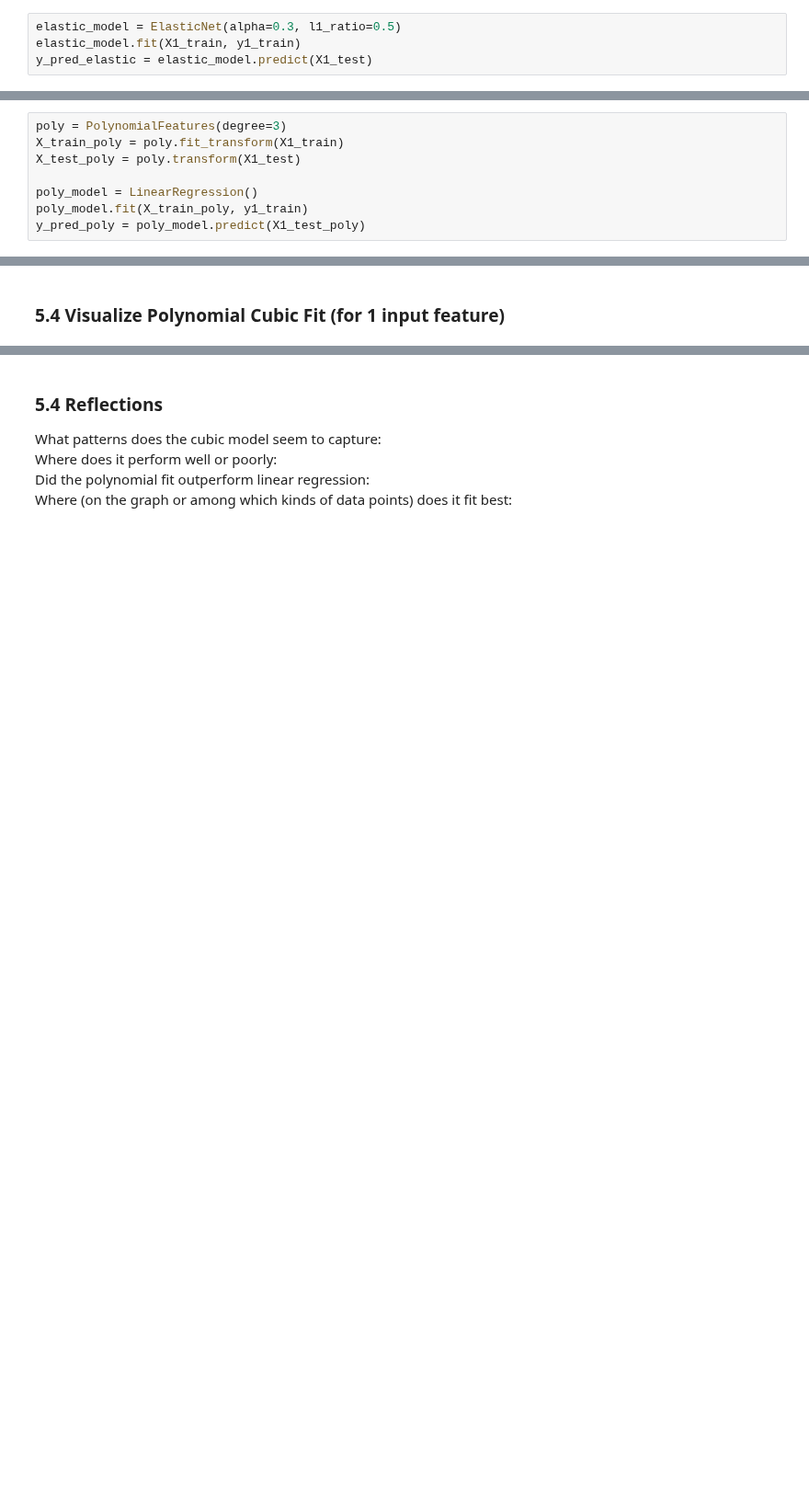
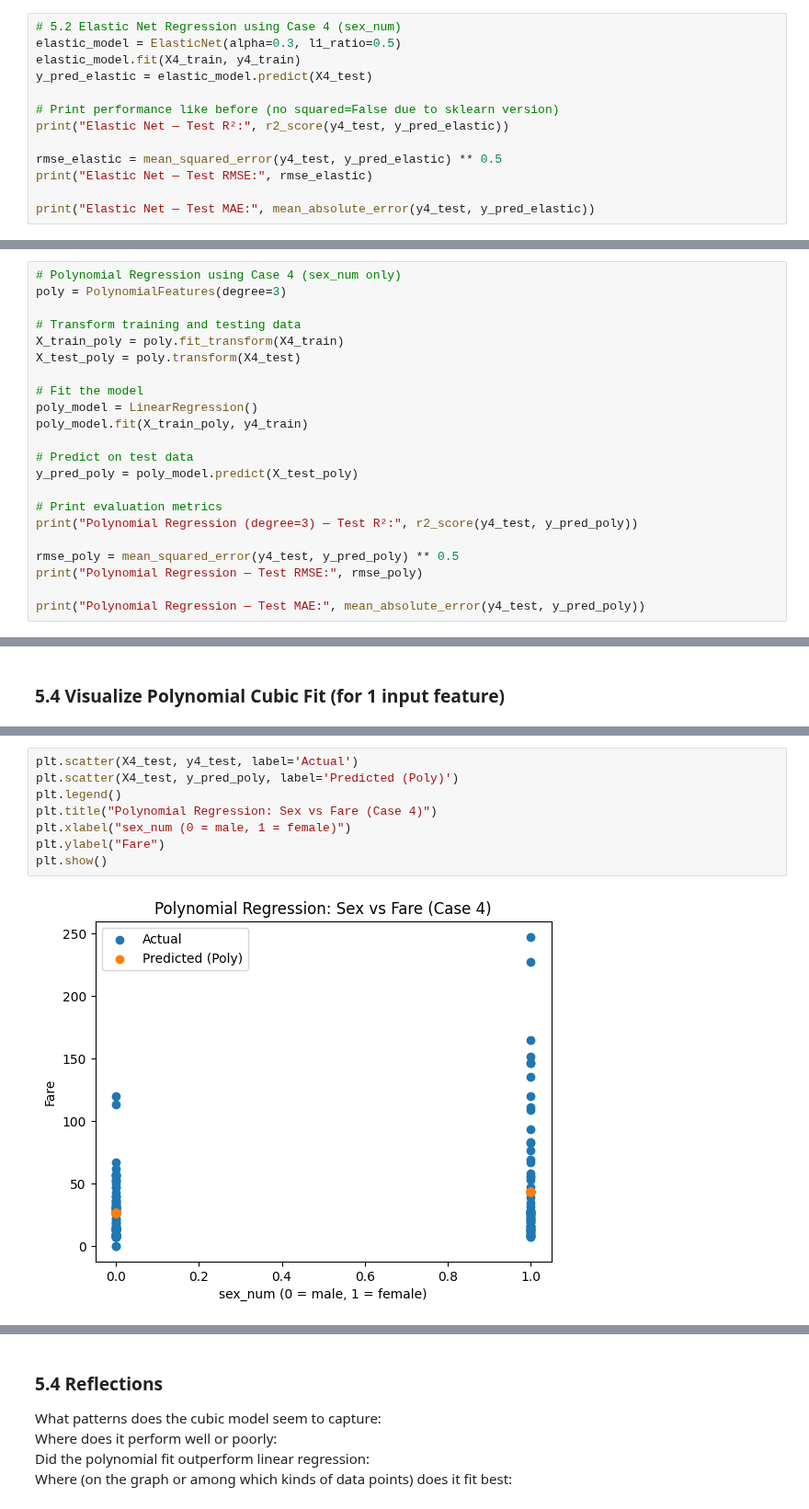
Before and after one commit to BethSpornitz/ml01, a Jupyter notebook: notebooks/project04/ml04_bethspornitz.ipynb, the cells around one changed output, grey strips where cells are left out. Shown at 92% size. Drawn from its saved outputs; the diff is of its cells as text; blank space fills up the shorter version.

```diff
--- a/notebooks/project04/ml04_bethspornitz.ipynb
+++ b/notebooks/project04/ml04_bethspornitz.ipynb
@@ -285,6 +344,15 @@ y_pred_ridge = ridge_model.predict(X1_test)
 # %% [markdown]
 ### 5.2 Elastic Net (L1 + L2 combined)
 # %%
+# 5.2 Elastic Net Regression using Case 4 (sex_num)
 elastic_model = ElasticNet(alpha=0.3, l1_ratio=0.5)
-elastic_model.fit(X1_train, y1_train)
-y_pred_elastic = elastic_model.predict(X1_test)
+elastic_model.fit(X4_train, y4_train)
+y_pred_elastic = elastic_model.predict(X4_test)
+
+# Print performance like before (no squared=False due to sklearn version)
+print("Elastic Net — Test R²:", r2_score(y4_test, y_pred_elastic))
+
+rmse_elastic = mean_squared_error(y4_test, y_pred_elastic) ** 0.5
+print("Elastic Net — Test RMSE:", rmse_elastic)
+
+print("Elastic Net — Test MAE:", mean_absolute_error(y4_test, y_pred_elastic))
@@ -291,11 +363,25 @@ y_pred_elastic = elastic_model.predict(X1_test)
 # %% [markdown]
 ### 5.3 Polynomial Regression
 # %%
+# Polynomial Regression using Case 4 (sex_num only)
 poly = PolynomialFeatures(degree=3)
-X_train_poly = poly.fit_transform(X1_train)
-X_test_poly = poly.transform(X1_test)
 
+# Transform training and testing data
+X_train_poly = poly.fit_transform(X4_train)
+X_test_poly = poly.transform(X4_test)
+
+# Fit the model
 poly_model = LinearRegression()
-poly_model.fit(X_train_poly, y1_train)
-y_pred_poly = poly_model.predict(X1_test_poly)
+poly_model.fit(X_train_poly, y4_train)
+
+# Predict on test data
+y_pred_poly = poly_model.predict(X_test_poly)
+
+# Print evaluation metrics
+print("Polynomial Regression (degree=3) — Test R²:", r2_score(y4_test, y_pred_poly))
+
+rmse_poly = mean_squared_error(y4_test, y_pred_poly) ** 0.5
+print("Polynomial Regression — Test RMSE:", rmse_poly)
+
+print("Polynomial Regression — Test MAE:", mean_absolute_error(y4_test, y_pred_poly))
 # %% [output]
@@ -304,0 +397,10 @@ NameError: name 'X1_test_poly' is not defined
+# %%
+plt.scatter(X4_test, y4_test, label='Actual')
+plt.scatter(X4_test, y_pred_poly, label='Predicted (Poly)')
+plt.legend()
+plt.title("Polynomial Regression: Sex vs Fare (Case 4)")
+plt.xlabel("sex_num (0 = male, 1 = female)")
+plt.ylabel("Fare")
+plt.show()
+# %% [output]
+[figure, added]
```
Also changed, not shown: parts of 12 cells of this notebook, 1 other file.
